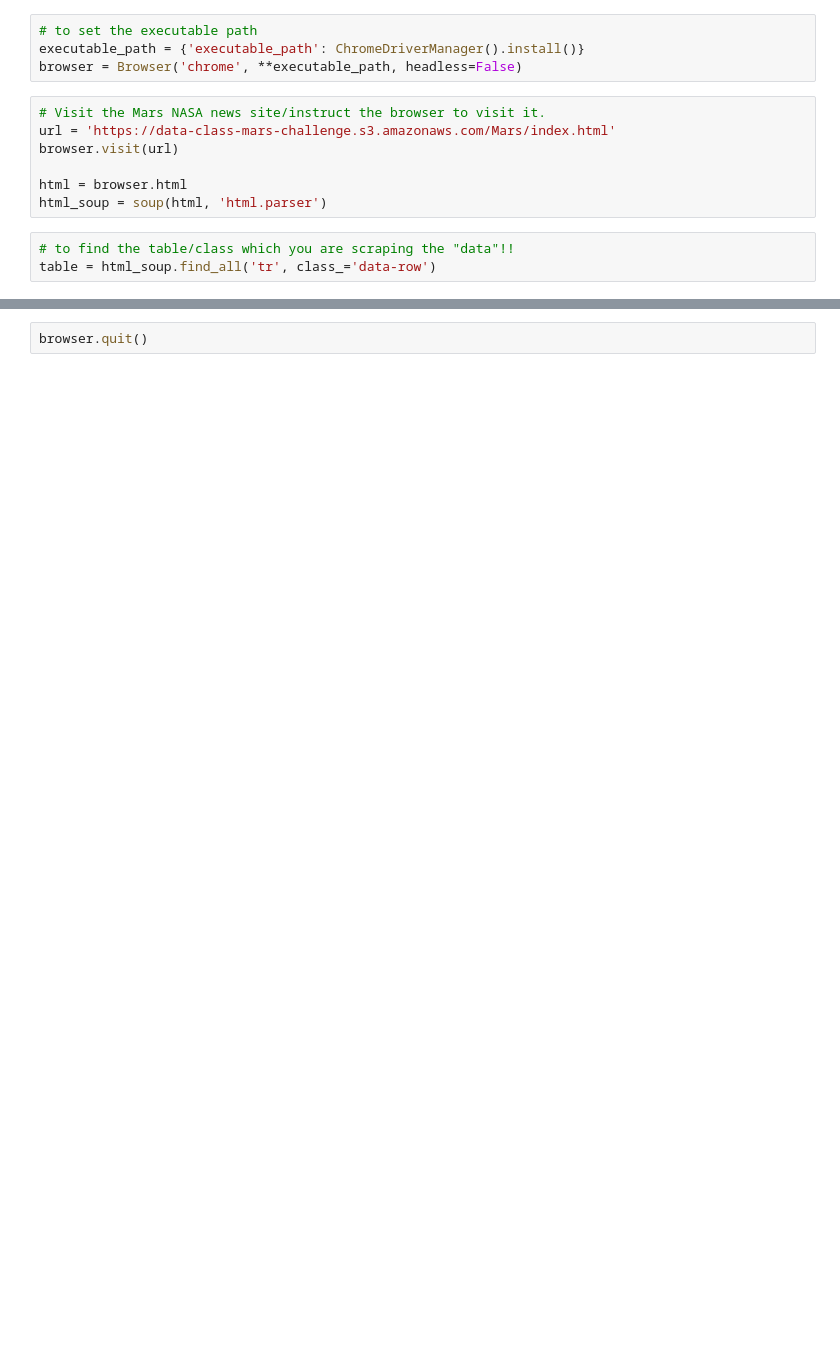
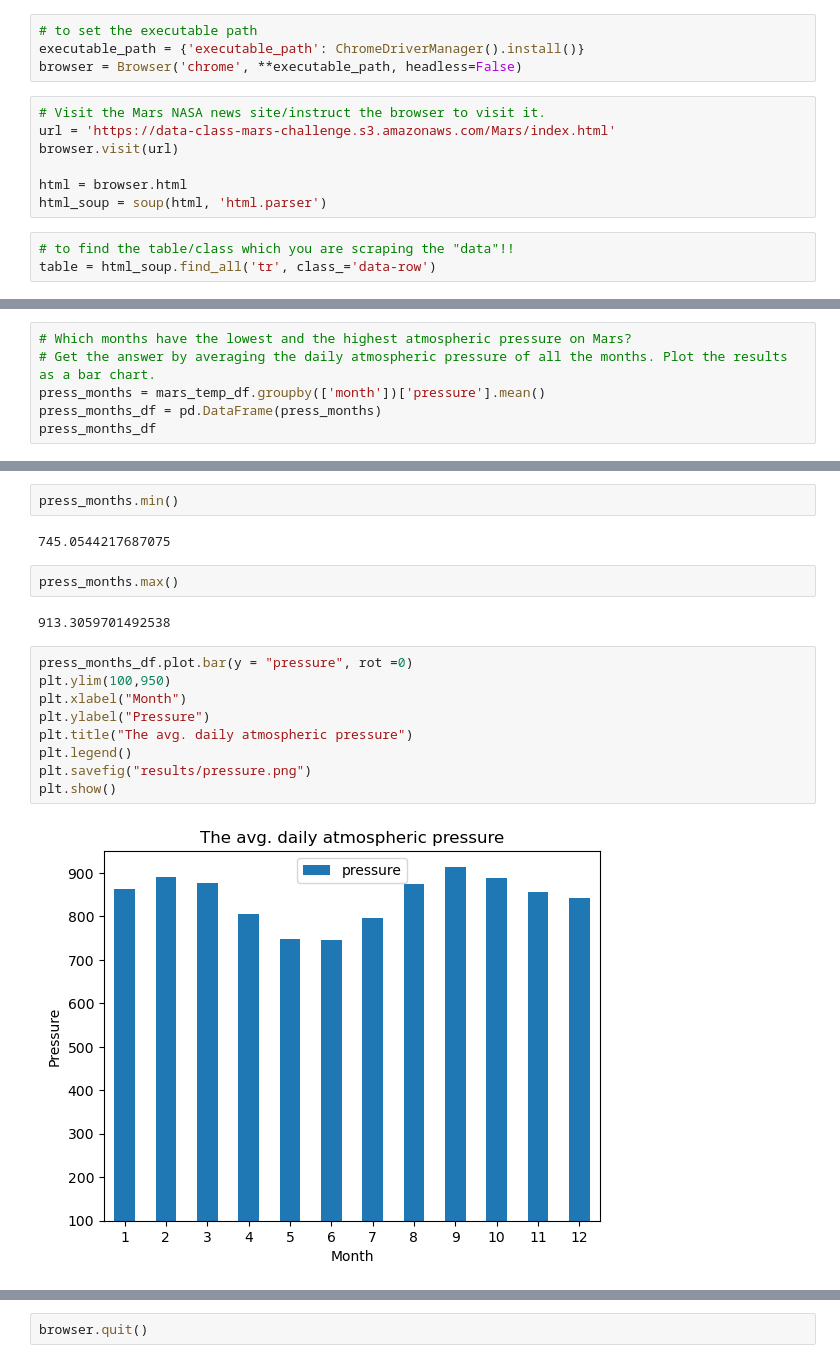
Before and after one commit to tomoko1T/Mission-to-Mars, a Jupyter notebook: mars_data_challenge_part_2.ipynb, the cells around one changed output, grey strips where cells are left out. Cells and saved outputs as stored; diff of their text form; blank space fills up the shorter version.

```diff
--- a/mars_data_challenge_part_2.ipynb
+++ b/mars_data_challenge_part_2.ipynb
@@ -38,0 +167,6 @@ mars_temp_df.head()
+# %%
+# Which months have the lowest and the highest atmospheric pressure on Mars?
+# Get the answer by averaging the daily atmospheric pressure of all the months. Plot the results as a bar chart.
+press_months = mars_temp_df.groupby(['month'])['pressure'].mean()
+press_months_df = pd.DataFrame(press_months)
+press_months_df
@@ -38,0 +188,19 @@ mars_temp_df.head()
+# %%
+press_months.min()
+# %% [output]
+745.0544217687075
+# %%
+press_months.max()
+# %% [output]
+913.3059701492538
+# %%
+press_months_df.plot.bar(y = "pressure", rot =0)
+plt.ylim(100,950)
+plt.xlabel("Month")
+plt.ylabel("Pressure")
+plt.title("The avg. daily atmospheric pressure")
+plt.legend()
+plt.savefig("results/pressure.png")
+plt.show()
+# %% [output]
+[figure, added]
```
Also changed, not shown: parts of 16 cells of this notebook, 7 other files.
